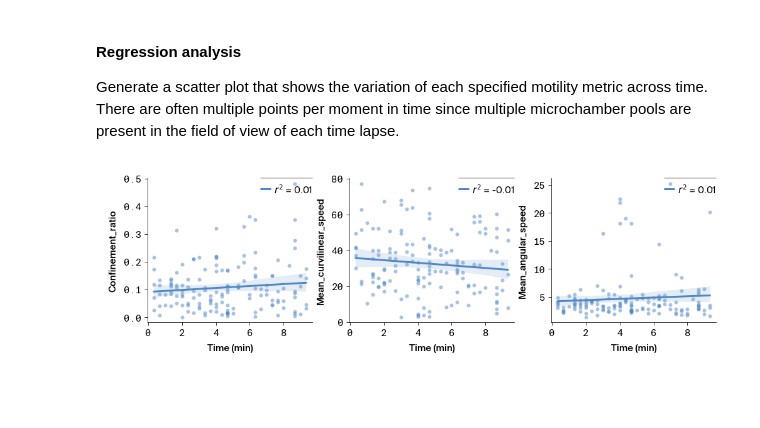
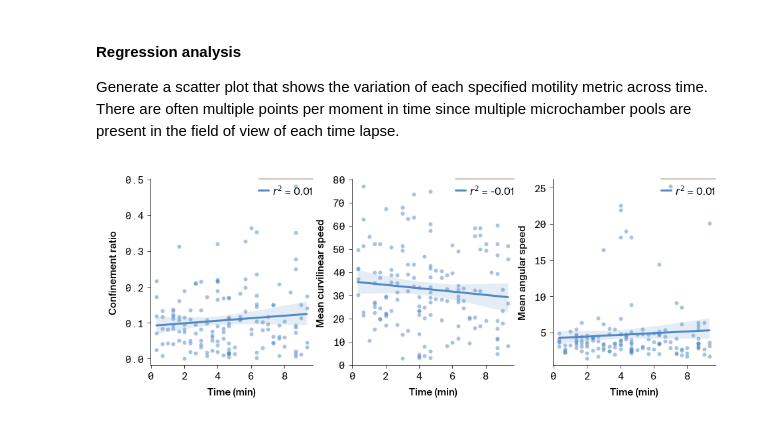
Before and after one commit to Arcadia-Science/2024-unicellular-tracking, a Jupyter notebook: notebooks/2_temporal-variation-in-motility-metrics.ipynb, the cells around one changed output. Saved outputs shown, nothing was run; the diff lists cells and outputs as text; code cells hidden in the pictures; blank space fills up the shorter version.

Commit message:
cosmetic changes to plots
Do things like set the axis ticklabel font to monospace where appropriate and replace underscores in axis labels with spaces.

```diff
--- a/notebooks/2_temporal-variation-in-motility-metrics.ipynb
+++ b/notebooks/2_temporal-variation-in-motility-metrics.ipynb
@@ -44,43 +44,44 @@ Generate a scatter plot that shows the variation of each specified motility metr
 source = motility_dataframe.copy()
 
 # create figure
-ncols = 3
-nrows = int(np.ceil(len(metrics) / ncols))
+ncols = len(metrics)
+figsize = apc.mpl.get_figure_dimensions("full_wide")
 fig, axes = plt.subplots(
-    nrows=nrows,
     ncols=ncols,
     sharex=True,
-    figsize=(4.5 * ncols, 4 * nrows),
+    figsize=figsize,
     layout="constrained",
 )
 
 for i, metric in enumerate(metrics):
     # convert time lapse ID to time point
     time_seconds = timelapse_duration * source["timelapse_ID"].values
 
     # regression stats
     slope, intercept, r_value, p_value, std_err = stats.linregress(time_seconds, source[metric])
     r_squared = np.sign(r_value) * r_value**2
 
     # scatter plot with regression line
     ax = axes.flat[i]
     g = sns.regplot(
         data=source,
         scatter=True,
         x=time_seconds,
         y=metric,
         line_kws={"label": f"$r^2$ = {r_squared:.2f}"},
         scatter_kws={"alpha": 0.5},
         ax=ax,
     )
 
     # aesthetics
-    xlabel = "Time (min)" if i >= ncols * (nrows - 1) else ""
+    xlabel = "Time (min)"
+    ylabel = g.yaxis.label.get_text()
     ax.set_xlabel(xlabel)
+    ax.set_ylabel(ylabel.replace("_", " "))
     ax.legend(loc=1)
     sns.despine(ax=ax)
     apc.mpl.style_plot(ax, monospaced_axes="both")
 
-plt.savefig("../results/figure-4.svg")
+apc.mpl.save_figure("../results/figure-4.svg")
 # %% [output]
-[figure, old version]
+[figure, new version]
```
Also changed, not shown: 13 other files.
